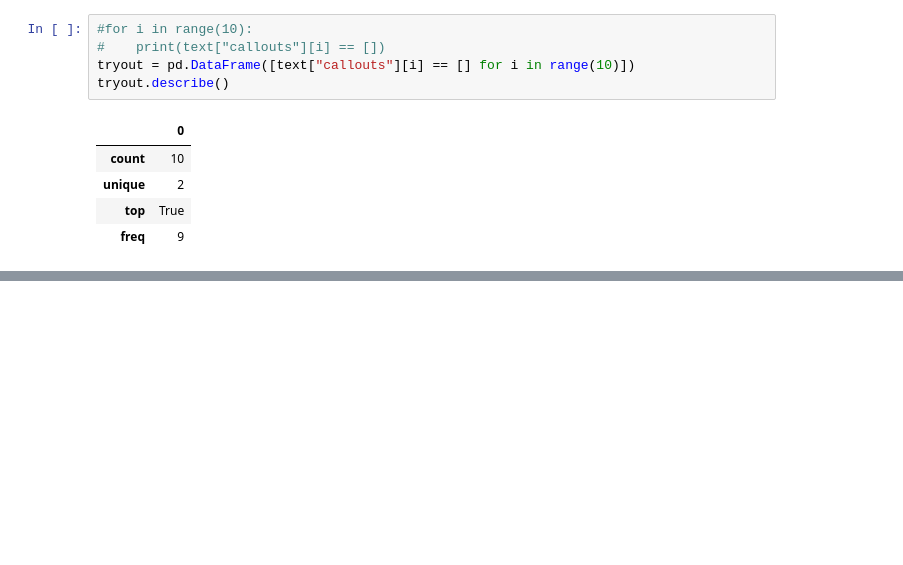
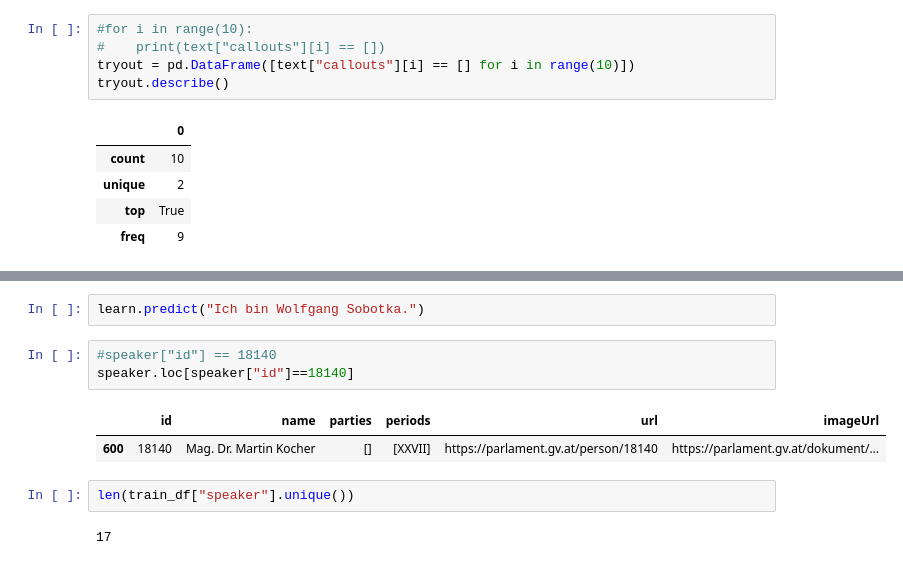
Before and after one commit to georghoeller/fastbook, a Jupyter notebook: my-stuff/ch10-nlp-parlament/speaker_recog.ipynb, the cells around one changed output, grey strips where cells are left out. Cells and saved outputs as stored; diff of their text form; blank space fills up the shorter version.

```diff
--- a/my-stuff/ch10-nlp-parlament/speaker_recog.ipynb
+++ b/my-stuff/ch10-nlp-parlament/speaker_recog.ipynb
@@ -121,0 +196,12 @@ tok_ds = tokz(str(text["input"][:400]))
+# %%
+learn.predict("Ich bin Wolfgang Sobotka.")
+# %%
+#speaker["id"] == 18140
+speaker.loc[speaker["id"]==18140]
+# %% [output]
+|  | id | name | parties | periods | url | imageUrl |
+| 600 | 18140 | Mag. Dr. Martin Kocher | [] | [XXVII] | https://parlament.gv.at/person/18140 | https://parlament.gv.at/dokument/... |
+# %%
+len(train_df["speaker"].unique())
+# %% [output]
+17
```
Also changed, not shown: parts of 11 cells of this notebook.
